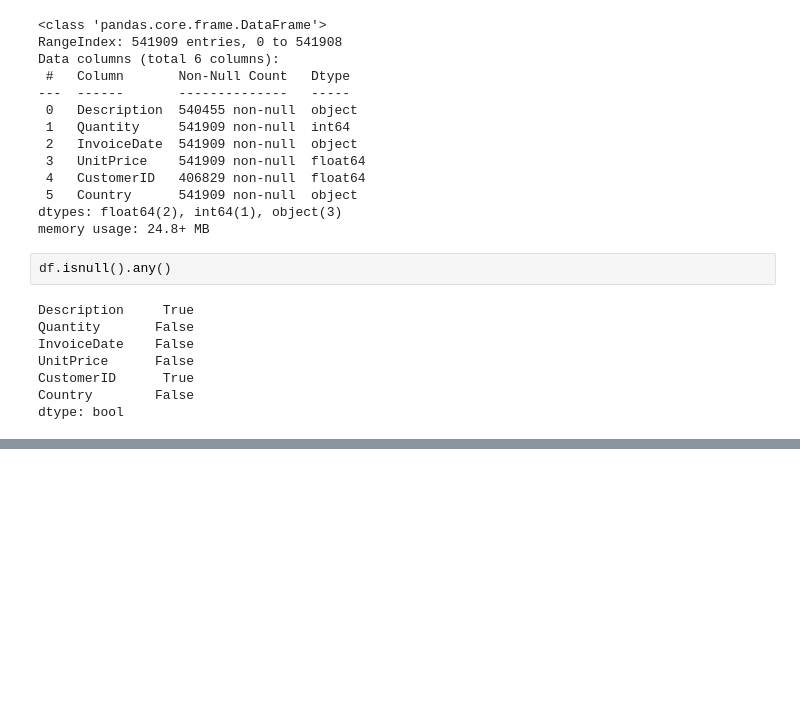
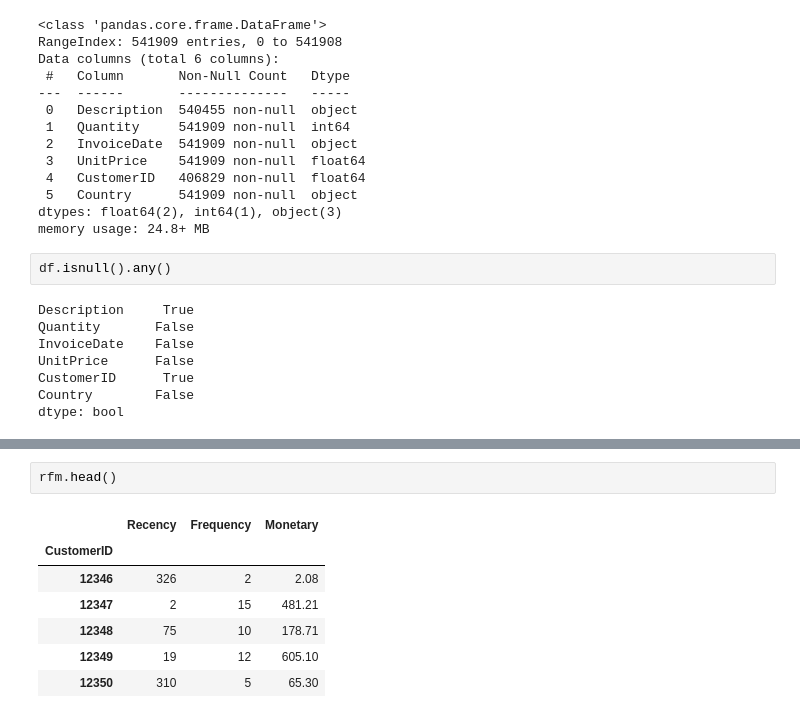
Before and after one commit to ecuwazie-02/ecommerce_pipeline, a Jupyter notebook: ecommerce.ipynb, the cells around one changed output, grey strips where cells are left out. Cells and saved outputs as stored; diff of their text form; blank space fills up the shorter version.

```diff
--- a/ecommerce.ipynb
+++ b/ecommerce.ipynb
@@ -45,0 +107,10 @@ dtype: bool
+# %%
+rfm.head()
+# %% [output]
+|  | Recency | Frequency | Monetary |
+| CustomerID |  |  |  |
+| 12346 | 326 | 2 | 2.08 |
+| 12347 | 2 | 15 | 481.21 |
+| 12348 | 75 | 10 | 178.71 |
+| 12349 | 19 | 12 | 605.10 |
+| 12350 | 310 | 5 | 65.30 |
```
Also changed, not shown: parts of 12 cells of this notebook.
